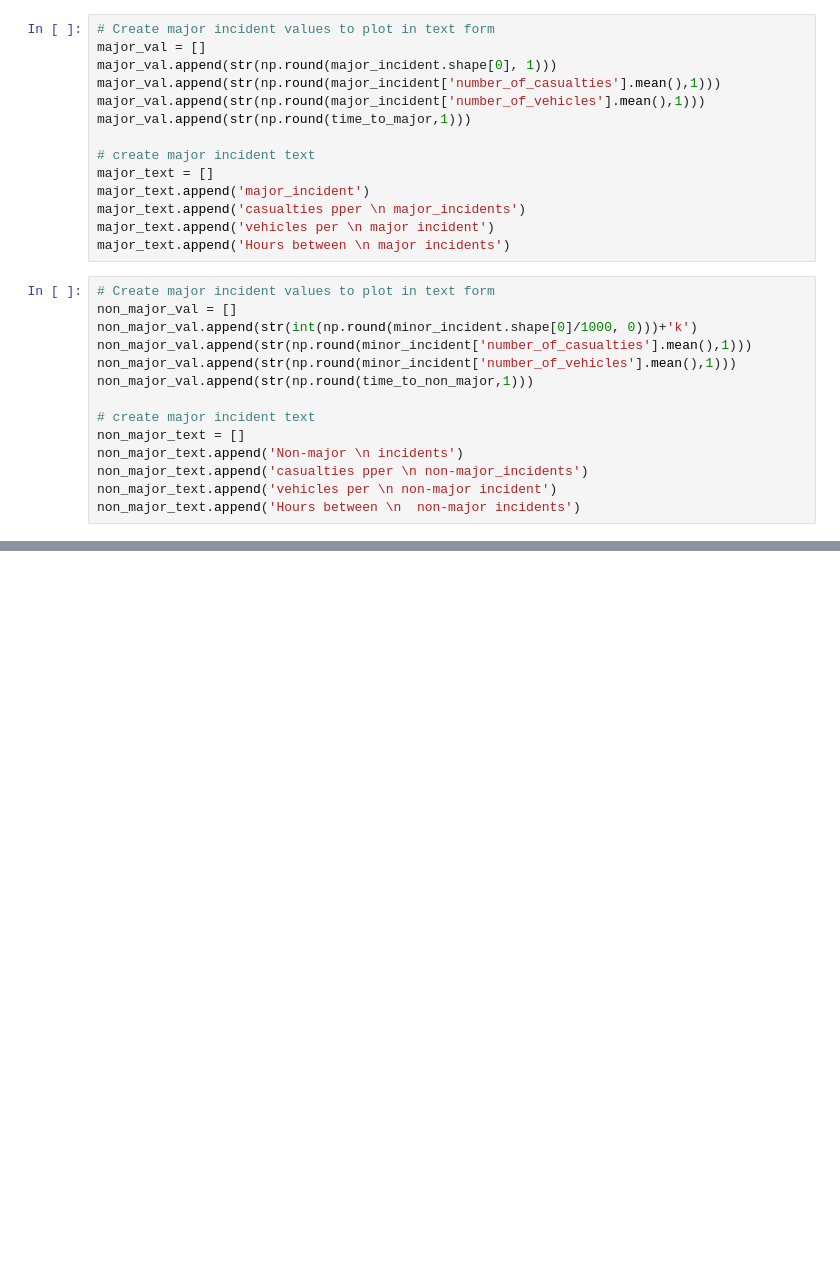
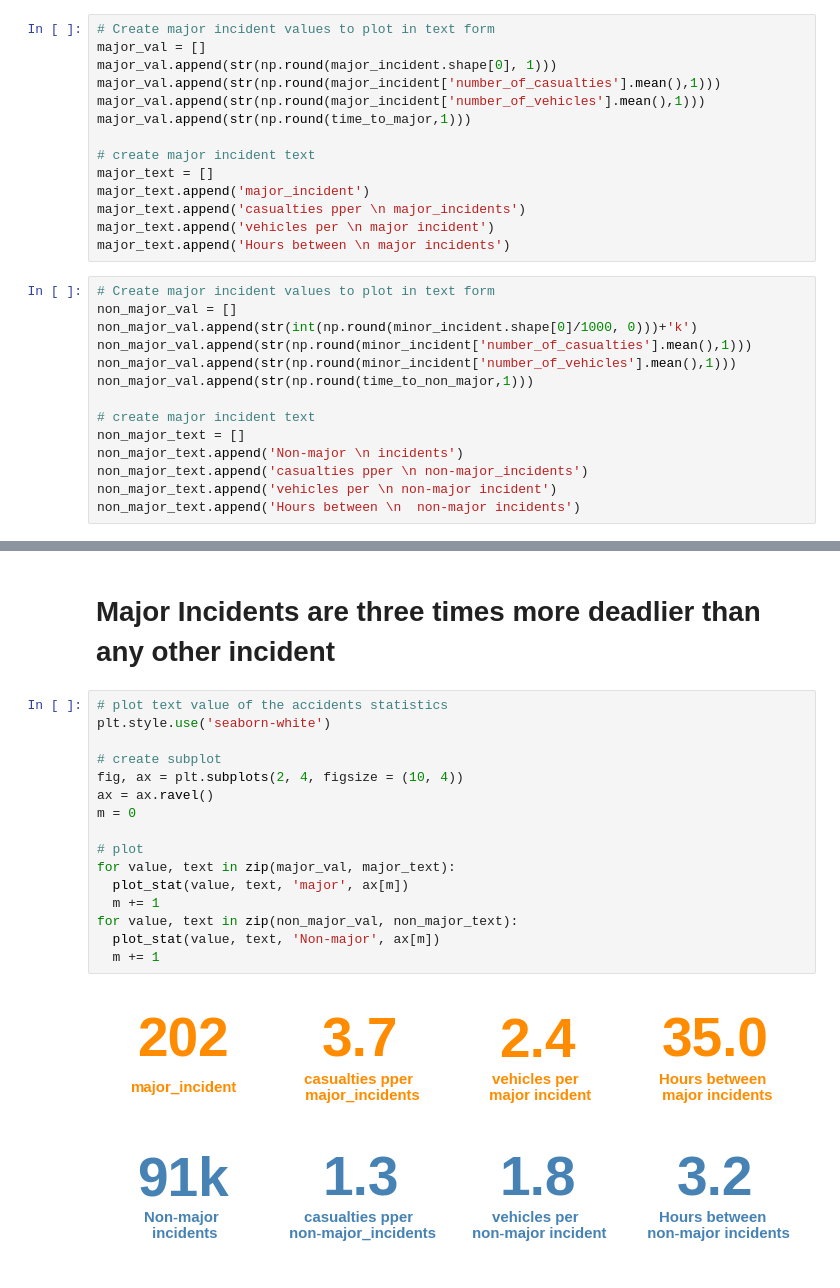
Before and after one commit to SirTee12/Hidden-Killer-on-the-road-Analysis-, a Jupyter notebook: Hidden_killer_on_the_road_analysis.ipynb, the cells around one changed output, grey strips where cells are left out. Saved outputs shown, nothing was run; the diff lists cells and outputs as text; blank space fills up the shorter version.

Commit message:
Added general accident statistics as a plot

```diff
--- a/Hidden_killer_on_the_road_analysis.ipynb
+++ b/Hidden_killer_on_the_road_analysis.ipynb
@@ -438,0 +480,20 @@ non_major_text.append('Hours between \n  non-major incidents')
+# %% [markdown]
+# Major Incidents are three times more deadlier than any other incident
+# %%
+# plot text value of the accidents statistics
+plt.style.use('seaborn-white')
+
+# create subplot
+fig, ax = plt.subplots(2, 4, figsize = (10, 4))
+ax = ax.ravel()
+m = 0
+
+# plot
+for value, text in zip(major_val, major_text):
+  plot_stat(value, text, 'major', ax[m])
+  m += 1
+for value, text in zip(non_major_val, non_major_text):
+  plot_stat(value, text, 'Non-major', ax[m])
+  m += 1
+# %% [output]
+[figure, added]
```
Also changed, not shown: parts of 1 cell of this notebook.
